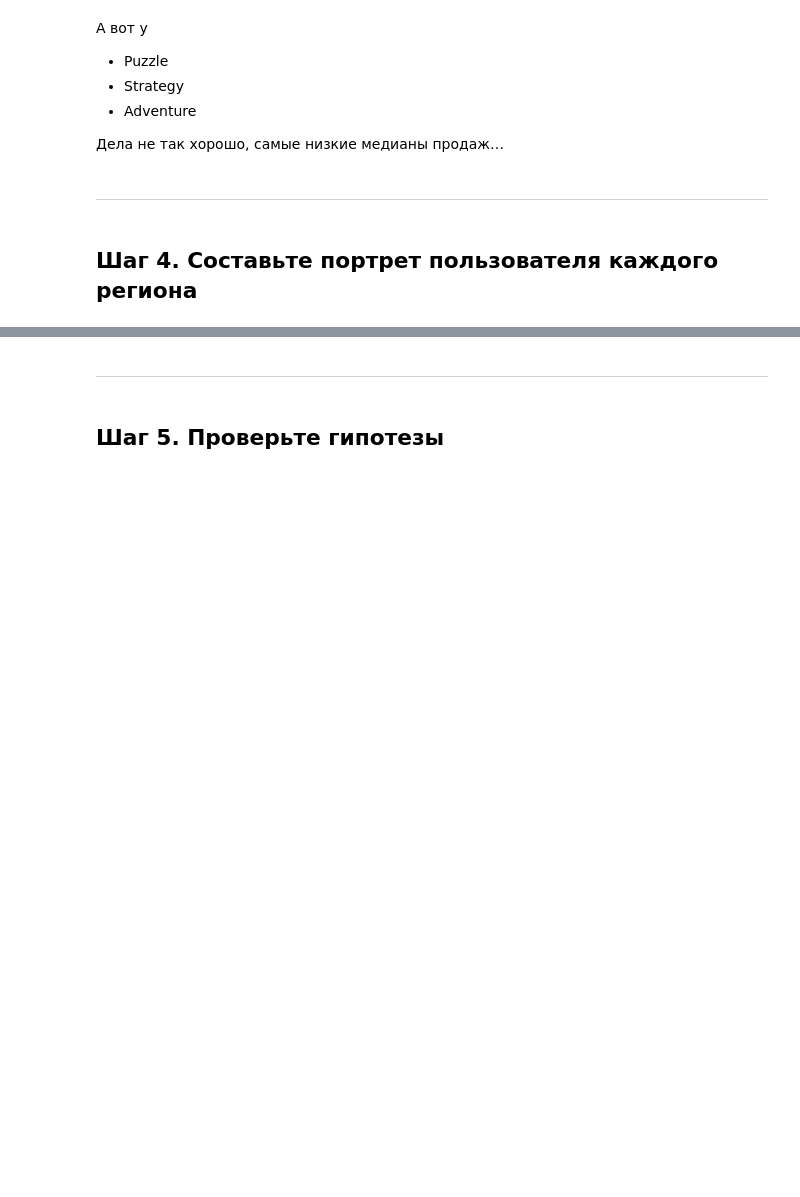
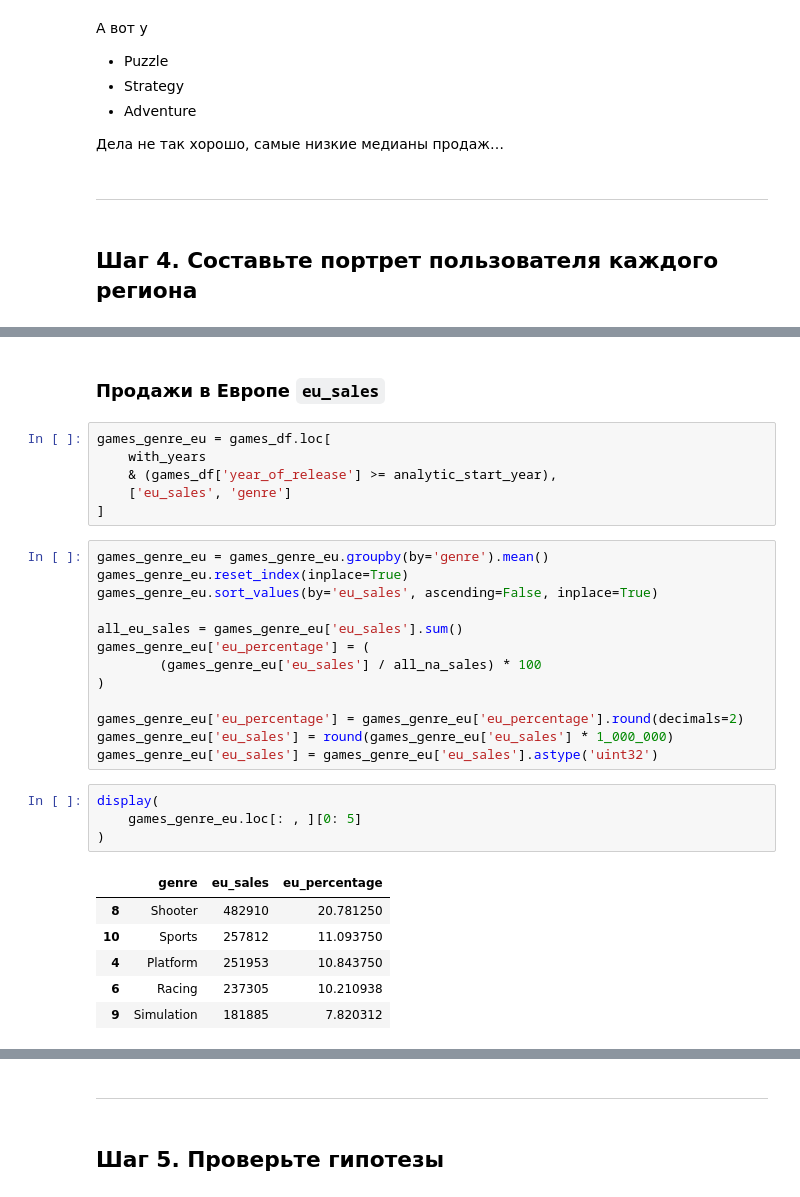
Before and after one commit to zabelin-ds/practicum, a Jupyter notebook: 05_project/gather_00.ipynb, the cells around one changed output, grey strips where cells are left out. Cells and saved outputs as stored; diff of their text form; blank space fills up the shorter version.

```diff
--- a/05_project/gather_00.ipynb
+++ b/05_project/gather_00.ipynb
@@ -1134,0 +1194,32 @@ sns.heatmap(
+# %% [markdown]
+### Продажи в Европе `eu_sales`
+# %%
+games_genre_eu = games_df.loc[
+    with_years
+    & (games_df['year_of_release'] >= analytic_start_year),
+    ['eu_sales', 'genre']
+]
+# %%
+games_genre_eu = games_genre_eu.groupby(by='genre').mean()
+games_genre_eu.reset_index(inplace=True)
+games_genre_eu.sort_values(by='eu_sales', ascending=False, inplace=True)
+
+all_eu_sales = games_genre_eu['eu_sales'].sum()
+games_genre_eu['eu_percentage'] = (
+        (games_genre_eu['eu_sales'] / all_na_sales) * 100
+)
+
+games_genre_eu['eu_percentage'] = games_genre_eu['eu_percentage'].round(decimals=2)
+games_genre_eu['eu_sales'] = round(games_genre_eu['eu_sales'] * 1_000_000)
+games_genre_eu['eu_sales'] = games_genre_eu['eu_sales'].astype('uint32')
+# %%
+display(
+    games_genre_eu.loc[: , ][0: 5]
+)
+# %% [output]
+|  | genre | eu_sales | eu_percentage |
+| 8 | Shooter | 482910 | 20.781250 |
+| 10 | Sports | 257812 | 11.093750 |
+| 4 | Platform | 251953 | 10.843750 |
+| 6 | Racing | 237305 | 10.210938 |
+| 9 | Simulation | 181885 | 7.820312 |
```
Also changed, not shown: parts of 25 cells of this notebook.
